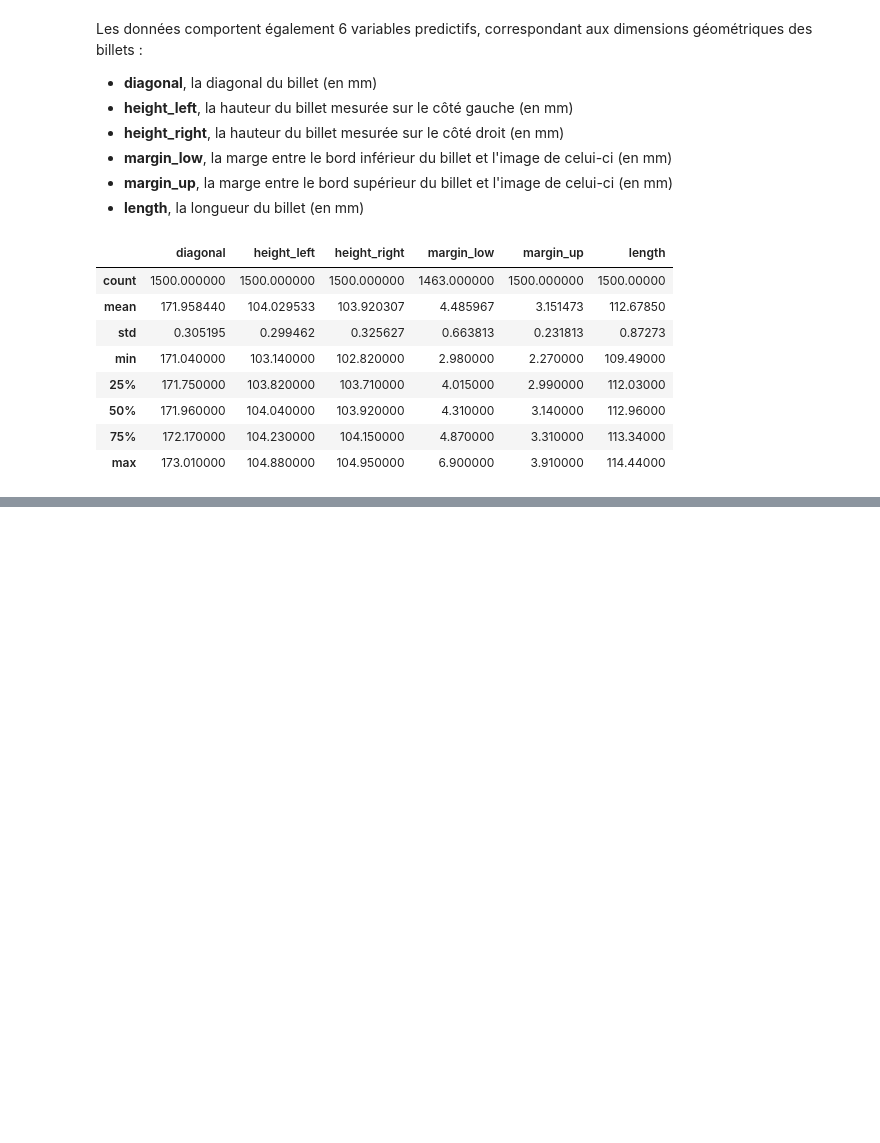
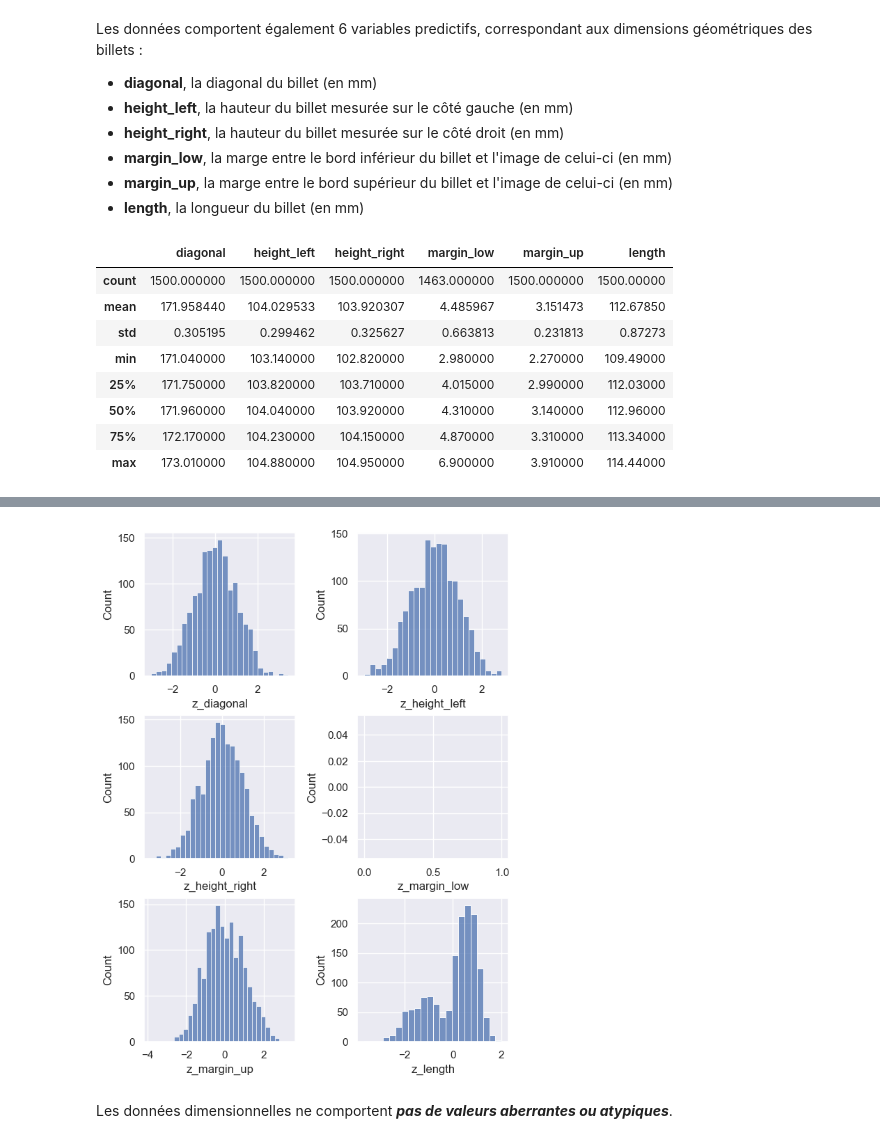
Before and after one commit to lengocduyvu/oncfm-detection-faux-billets, a Jupyter notebook: notebooks/oncfm-analyse.ipynb, the cells around one changed output, grey strips where cells are left out. Cells and saved outputs as stored; diff of their text form; code cells hidden in the pictures; blank space fills up the shorter version.

```diff
--- a/notebooks/oncfm-analyse.ipynb
+++ b/notebooks/oncfm-analyse.ipynb
@@ -76,0 +119,26 @@ df.describe()
+# %%
+# Copie du dataframe pour vérification par stats
+df_stats = df_num.copy()
+z_indicateurs = ['z_diagonal', 'z_height_left', 'z_height_right', 'z_margin_low', 'z_margin_up', 'z_length']
+
+# Vérification avec le Z-Score
+df_stats['z_diagonal'] = stats.zscore(df_stats.diagonal)
+df_stats['z_height_left'] = stats.zscore(df_stats.height_left)
+df_stats['z_height_right'] = stats.zscore(df_stats.height_right)
+df_stats['z_margin_low'] = stats.zscore(df_stats.margin_low)
+df_stats['z_margin_up'] = stats.zscore(df_stats.margin_up)
+df_stats['z_length'] = stats.zscore(df_stats.length)
+# %%
+# Histogramme des Z-Scores
+fig, ax = plt.subplots(ind_i, ind_j, figsize=(6,8))
+
+for i in range(ind_i):
+    for j in range(ind_j):
+        sns.histplot(data=df_stats[z_indicateurs[ind_j*i+j]], ax=ax[i,j])
+
+fig.tight_layout(pad=0.5)
+plt.show()
+# %% [output]
+[figure, added]
+# %% [markdown]
+Les données dimensionnelles ne comportent ***pas de valeurs aberrantes ou atypiques***.
```
Also changed, not shown: parts of 10 cells of this notebook.
